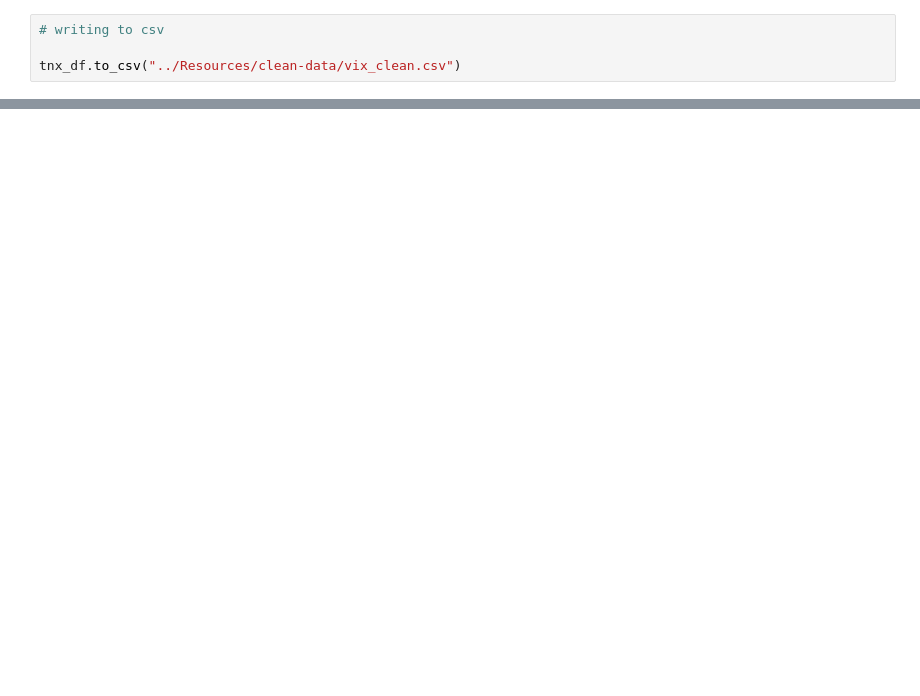
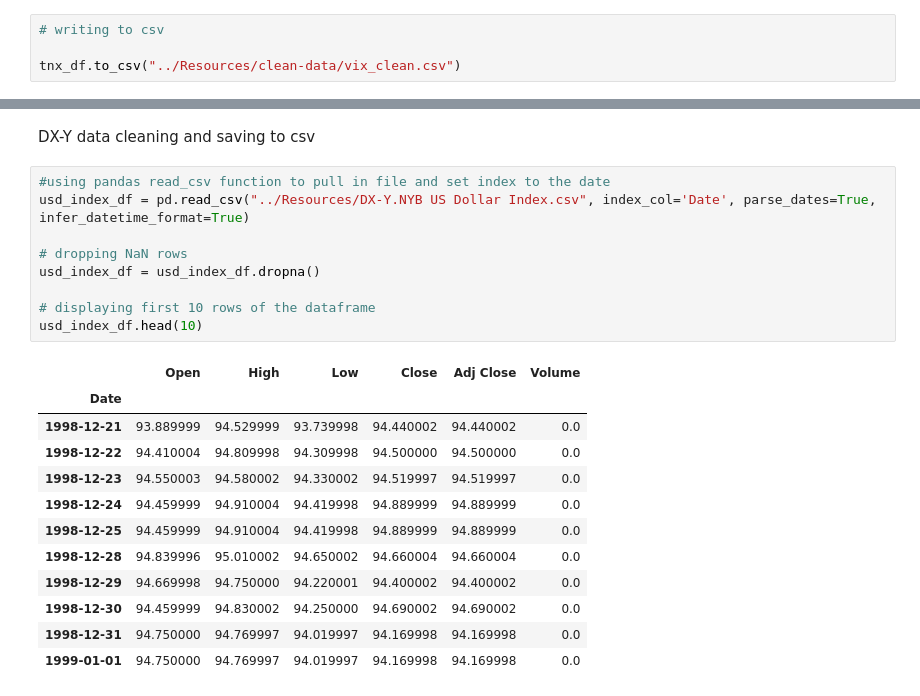
Before and after one commit to AndrewRBader/CU-Fintech_Project-1, a Jupyter notebook: Andrew/cleaning-data.ipynb, the cells around one changed output, grey strips where cells are left out. Drawn from its saved outputs; the diff is of its cells as text; blank space fills up the shorter version.

```diff
--- a/Andrew/cleaning-data.ipynb
+++ b/Andrew/cleaning-data.ipynb
@@ -148,0 +173,24 @@ tnx_df.to_csv("../Resources/clean-data/vix_clean.csv")
+# %% [markdown]
+DX-Y data cleaning and saving to csv
+# %%
+#using pandas read_csv function to pull in file and set index to the date
+usd_index_df = pd.read_csv("../Resources/DX-Y.NYB US Dollar Index.csv", index_col='Date', parse_dates=True, infer_datetime_format=True)
+
+# dropping NaN rows
+usd_index_df = usd_index_df.dropna()
+
+# displaying first 10 rows of the dataframe
+usd_index_df.head(10)
+# %% [output]
+|  | Open | High | Low | Close | Adj Close | Volume |
+| Date |  |  |  |  |  |  |
+| 1998-12-21 | 93.889999 | 94.529999 | 93.739998 | 94.440002 | 94.440002 | 0.0 |
+| 1998-12-22 | 94.410004 | 94.809998 | 94.309998 | 94.500000 | 94.500000 | 0.0 |
+| 1998-12-23 | 94.550003 | 94.580002 | 94.330002 | 94.519997 | 94.519997 | 0.0 |
+| 1998-12-24 | 94.459999 | 94.910004 | 94.419998 | 94.889999 | 94.889999 | 0.0 |
+| 1998-12-25 | 94.459999 | 94.910004 | 94.419998 | 94.889999 | 94.889999 | 0.0 |
+| 1998-12-28 | 94.839996 | 95.010002 | 94.650002 | 94.660004 | 94.660004 | 0.0 |
+| 1998-12-29 | 94.669998 | 94.750000 | 94.220001 | 94.400002 | 94.400002 | 0.0 |
+| 1998-12-30 | 94.459999 | 94.830002 | 94.250000 | 94.690002 | 94.690002 | 0.0 |
+| 1998-12-31 | 94.750000 | 94.769997 | 94.019997 | 94.169998 | 94.169998 | 0.0 |
+| 1999-01-01 | 94.750000 | 94.769997 | 94.019997 | 94.169998 | 94.169998 | 0.0 |
```
Also changed, not shown: parts of 4 cells of this notebook, 1 other file.
